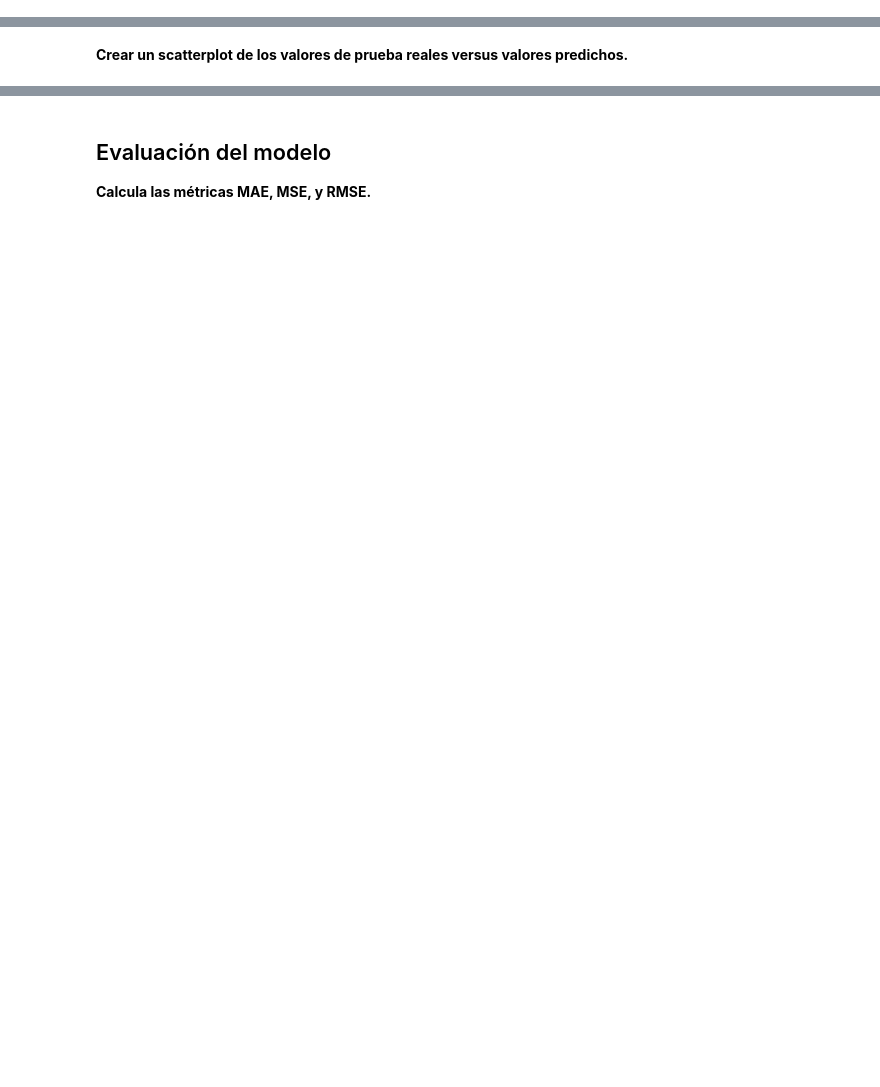
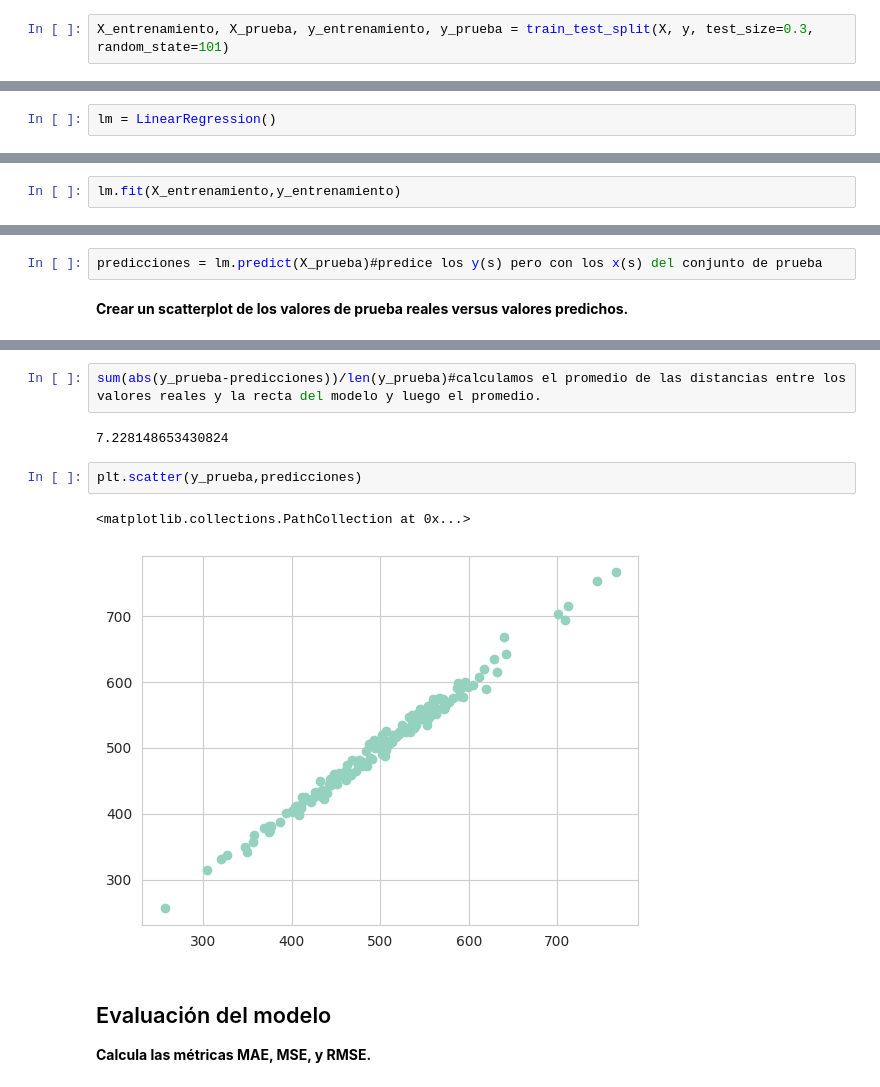
Before and after one commit to Ricardomanuel1/Maestr-a_Ciencia_de_Datos, a Jupyter notebook: II. Introduccion_Ciencia_Datos/4_EjercicioRegresionLinealMultivariada.ipynb, the cells around one changed output, grey strips where cells are left out. Cells and saved outputs as stored; diff of their text form; blank space fills up the shorter version.

```diff
--- a/II. Introduccion_Ciencia_Datos/4_EjercicioRegresionLinealMultivariada.ipynb
+++ b/II. Introduccion_Ciencia_Datos/4_EjercicioRegresionLinealMultivariada.ipynb
@@ -111,0 +130,2 @@ Index(['Email', 'Address', 'Avatar', 'Avg. Session Length', 'Time on App',
+# %%
+X_entrenamiento, X_prueba, y_entrenamiento, y_prueba = train_test_split(X, y, test_size=0.3, random_state=101)
@@ -118,4 +152,6 @@ Usando datos de entrenamiento
 # %% [markdown]
 **Crear una instancia de un modelo LinearRegression() llamado lm.**
+# %%
+lm = LinearRegression()
 # %% [markdown]
 **Entrenar(fit) lm usando los datos de entrenamiento.**
@@ -124,0 +158,2 @@ LinearRegression()
+# %%
+lm.fit(X_entrenamiento,y_entrenamiento)
@@ -134,6 +184,8 @@ Parámetros:
 Dado el modelo entrenado, evaluar su desempeño en el conjunto de prueba.
 
 **Usar lm.predict() para predecir el conjunto X_prueba.**
+# %%
+predicciones = lm.predict(X_prueba)#predice los y(s) pero con los x(s) del conjunto de prueba
 # %% [markdown]
 **Crear un scatterplot de los valores de prueba reales versus
 valores predichos.**
@@ -144,3 +192,12 @@ Text(0, 0.5, 'Y predicho')
+# %%
+sum(abs(y_prueba-predicciones))/len(y_prueba)#calculamos el promedio de las distancias entre los valores reales y la recta del modelo y luego el promedio.
+# %% [output]
+7.228148653430824
+# %%
+plt.scatter(y_prueba,predicciones)
+# %% [output]
+<matplotlib.collections.PathCollection at 0x...>
+[figure, added]
 # %% [markdown]
 ## Evaluación del modelo
 
```
Also changed, not shown: parts of 41 cells of this notebook.
